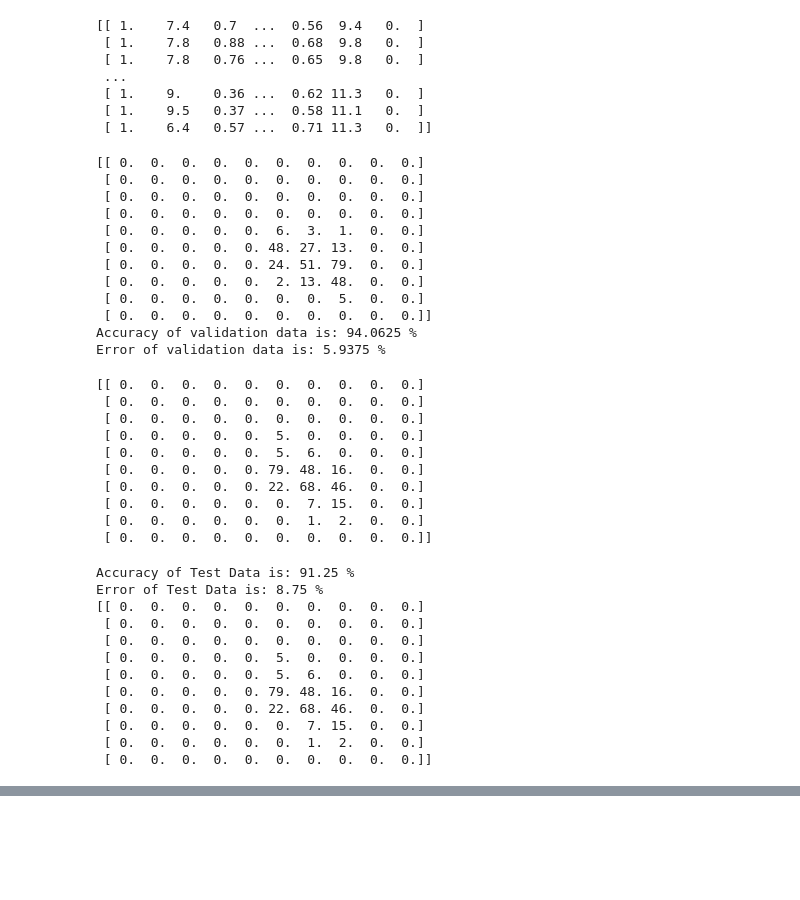
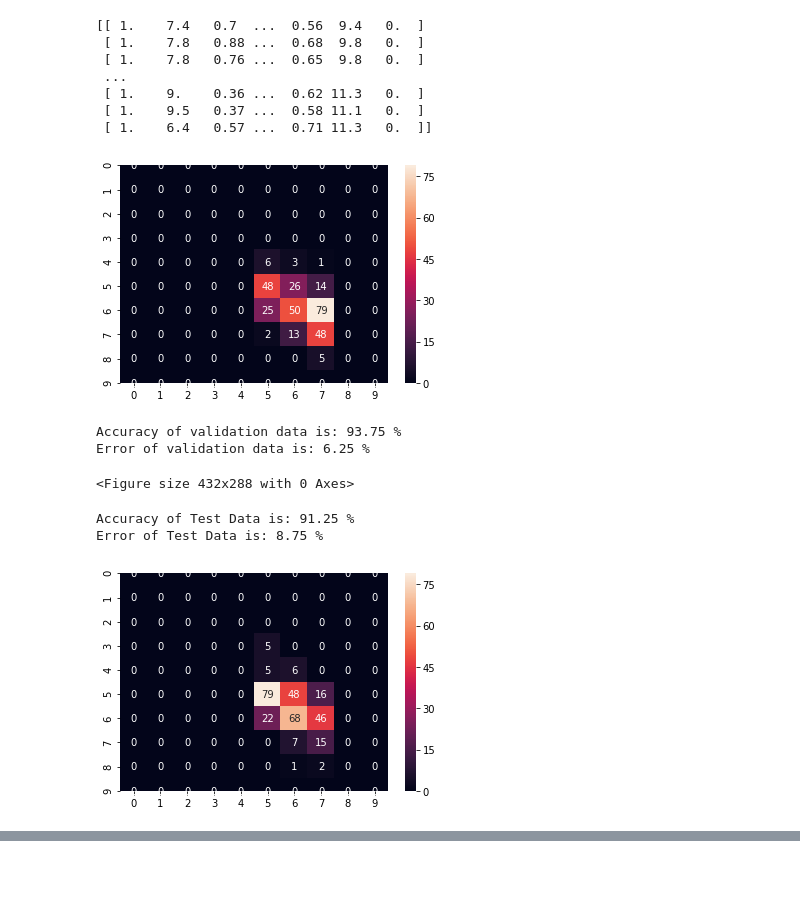
Before and after one commit to NicMMuir/MLGroup_Project, a Jupyter notebook: LR_WineProject.ipynb, the cells around one changed output, grey strips where cells are left out. Saved outputs shown, nothing was run; the diff lists cells and outputs as text; code cells hidden in the pictures; blank space fills up the shorter version.

```diff
--- a/LR_WineProject.ipynb
+++ b/LR_WineProject.ipynb
@@ -187,47 +189,43 @@ for k in range(11):
 # %%
 ### After running this we have:
 #ThetaList from the learning phase
 
 DMRValidAns = DMRValid[:,12]
 DMRtempValid = np.delete(DMRValid, 12, 1)
 #print(DMRAns)
 GuessV = []
 for k in range(len(DMRtempValid)):
     GuessV.append(np.argmax(softMax(ThetaList,DMRtempValid[k])))
 
 #print(Guess)
 
 
 
-print(confuz(DMRValidAns,GuessV))
+confuzmc = confuz(DMRValidAns,GuessV)
 
 index = 0
 correct = 0
 incorrect = 0
 for k in DMRValidAns:
     if k == GuessV[index] or k == GuessV[index]+1 or k == GuessV[index]-1:
         correct=correct+1
     else:
         incorrect = incorrect+1
     index = index+1
+
+
+
+df_cm = pd.DataFrame(confuzmc, range(10), range(10))
+sn.heatmap(df_cm, annot=True)
+plt.show()
 print("Accuracy of validation data is:",(correct/len(GuessV)*100),"%")
 print("Error of validation data is:",100-(correct/len(GuessV)*100),"%")
 # %% [output]
+[figure, added]
-[[ 0.  0.  0.  0.  0.  0.  0.  0.  0.  0.]
- [ 0.  0.  0.  0.  0.  0.  0.  0.  0.  0.]
- [ 0.  0.  0.  0.  0.  0.  0.  0.  0.  0.]
- [ 0.  0.  0.  0.  0.  0.  0.  0.  0.  0.]
- [ 0.  0.  0.  0.  0.  6.  3.  1.  0.  0.]
- [ 0.  0.  0.  0.  0. 48. 27. 13.  0.  0.]
- [ 0.  0.  0.  0.  0. 24. 51. 79.  0.  0.]
- [ 0.  0.  0.  0.  0.  2. 13. 48.  0.  0.]
- [ 0.  0.  0.  0.  0.  0.  0.  5.  0.  0.]
- [ 0.  0.  0.  0.  0.  0.  0.  0.  0.  0.]]
-Accuracy of validation data is: 94.0625 %
-Error of validation data is: 5.9375 %
+Accuracy of validation data is: 93.75 %
+Error of validation data is: 6.25 %
 # %%
-
-
+plt.clf()
 DMRAns = DMRTest[:,12]
 DMRtempTest = np.delete(DMRTest, 12, 1)
 #print(DMRAns)
@@ -239,21 +237,10 @@ for k in range(len(DMRtempTest)):
 
 
 
-print(confuz(DMRAns,Guess))
+#print(confuz(DMRAns,Guess))
 # %% [output]
-[[ 0.  0.  0.  0.  0.  0.  0.  0.  0.  0.]
- [ 0.  0.  0.  0.  0.  0.  0.  0.  0.  0.]
- [ 0.  0.  0.  0.  0.  0.  0.  0.  0.  0.]
- [ 0.  0.  0.  0.  0.  5.  0.  0.  0.  0.]
- [ 0.  0.  0.  0.  0.  5.  6.  0.  0.  0.]
- [ 0.  0.  0.  0.  0. 79. 48. 16.  0.  0.]
- [ 0.  0.  0.  0.  0. 22. 68. 46.  0.  0.]
- [ 0.  0.  0.  0.  0.  0.  7. 15.  0.  0.]
- [ 0.  0.  0.  0.  0.  0.  1.  2.  0.  0.]
- [ 0.  0.  0.  0.  0.  0.  0.  0.  0.  0.]]
+<Figure size 432x288 with 0 Axes>
 # %%
-#print(ThetaList)
-#Validate
 index = 0
 correct = 0
 incorrect = 0
@@ -265,17 +252,12 @@ for k in DMRAns:
     index = index+1
 print("Accuracy of Test Data is:",(correct/len(Guess)*100),"%")
 print("Error of Test Data is:",100-(correct/len(Guess)*100),"%")
-print(confuz(DMRAns,Guess))
+
+confizmc1 =confuz(DMRAns,Guess)
+df_cm = pd.DataFrame(confizmc1, range(10), range(10))
+sn.heatmap(df_cm, annot=True)
+plt.show()
 # %% [output]
 Accuracy of Test Data is: 91.25 %
 Error of Test Data is: 8.75 %
-[[ 0.  0.  0.  0.  0.  0.  0.  0.  0.  0.]
- [ 0.  0.  0.  0.  0.  0.  0.  0.  0.  0.]
- [ 0.  0.  0.  0.  0.  0.  0.  0.  0.  0.]
- [ 0.  0.  0.  0.  0.  5.  0.  0.  0.  0.]
- [ 0.  0.  0.  0.  0.  5.  6.  0.  0.  0.]
- [ 0.  0.  0.  0.  0. 79. 48. 16.  0.  0.]
- [ 0.  0.  0.  0.  0. 22. 68. 46.  0.  0.]
- [ 0.  0.  0.  0.  0.  0.  7. 15.  0.  0.]
- [ 0.  0.  0.  0.  0.  0.  1.  2.  0.  0.]
- [ 0.  0.  0.  0.  0.  0.  0.  0.  0.  0.]]
+[figure, added]
```
Also changed, not shown: parts of 4 cells of this notebook.
